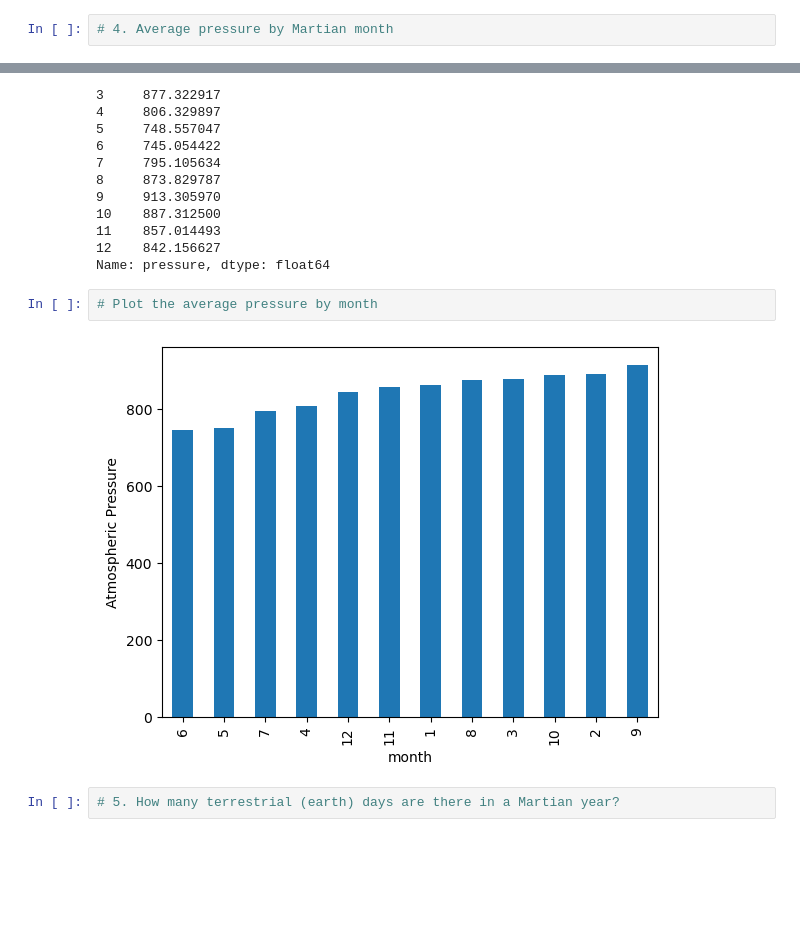
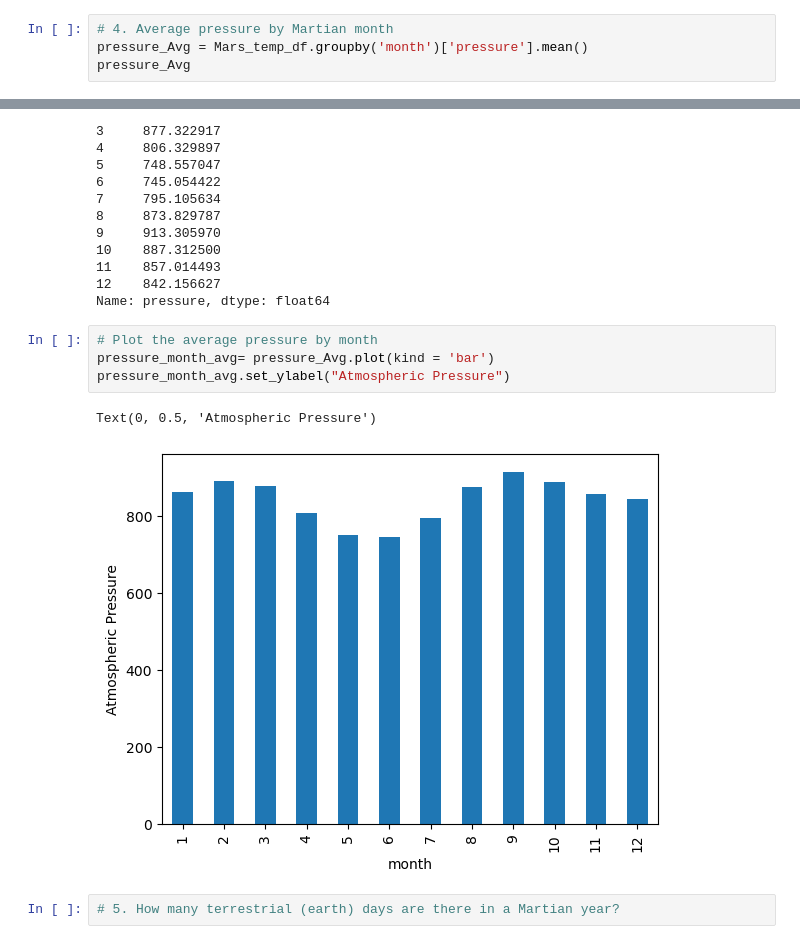
Before and after one commit to dilqvl62/Web-Scriping_challenge, a Jupyter notebook: part_2_mars_weather.ipynb, the cells around one changed output, grey strips where cells are left out. Saved outputs shown, nothing was run; the diff lists cells and outputs as text; blank space fills up the shorter version.

```diff
--- a/part_2_mars_weather.ipynb
+++ b/part_2_mars_weather.ipynb
@@ -218,5 +231,7 @@ Name: min_temp, dtype: float64
 # %%
 # 4. Average pressure by Martian month
+pressure_Avg = Mars_temp_df.groupby('month')['pressure'].mean()
+pressure_Avg
 # %% [output]
 month
 1     862.488506
@@ -234,8 +249,11 @@ month
 Name: pressure, dtype: float64
 # %%
 # Plot the average pressure by month
+pressure_month_avg= pressure_Avg.plot(kind = 'bar')
+pressure_month_avg.set_ylabel("Atmospheric Pressure")
 # %% [output]
+Text(0, 0.5, 'Atmospheric Pressure')
-[figure, old version]
+[figure, new version]
 # %%
 # 5. How many terrestrial (earth) days are there in a Martian year?
 # %% [output]
```
Also changed, not shown: parts of 7 cells of this notebook.
